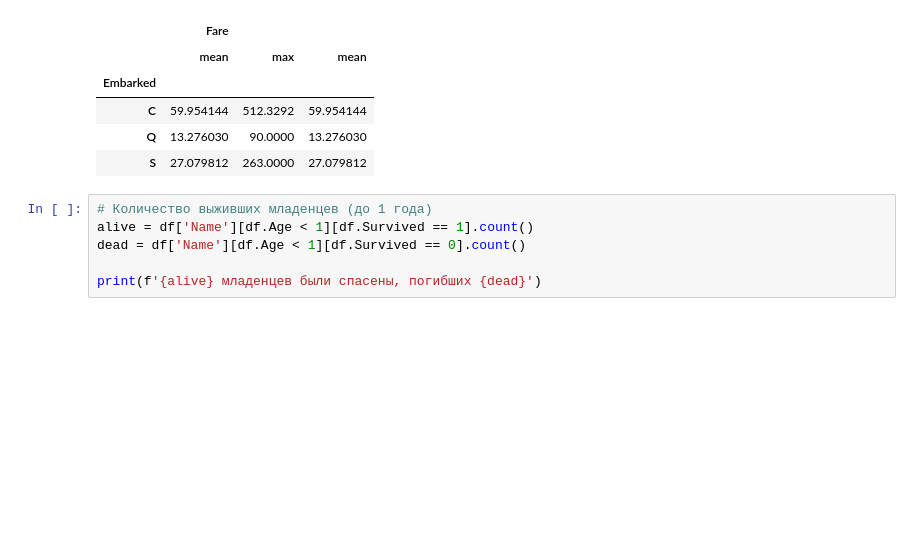
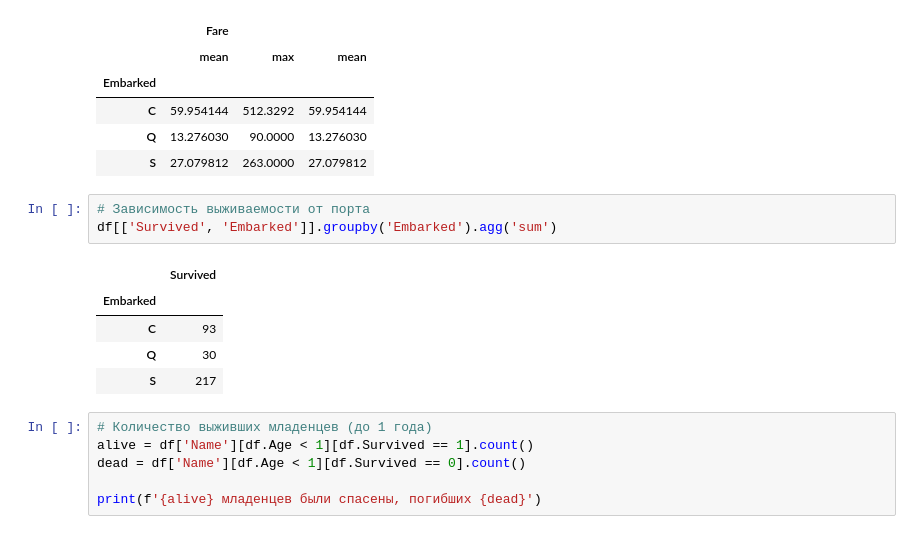
Before and after one commit to ShmatArtem/TMSds, a Jupyter notebook: HW8_Shmat_Artem.ipynb, the cells around one changed output. Saved outputs shown, nothing was run; the diff lists cells and outputs as text; blank space fills up the shorter version.

Commit message:
Добавил зависимость выживаемости от порта

```diff
--- a/HW8_Shmat_Artem.ipynb
+++ b/HW8_Shmat_Artem.ipynb
@@ -167,6 +167,15 @@ df[['Fare', 'Embarked']].groupby('Embarked').agg({'Fare' : ['mean', 'max', 'mean
 | C | 59.954144 | 512.3292 | 59.954144 |
 | Q | 13.276030 | 90.0000 | 13.276030 |
 | S | 27.079812 | 263.0000 | 27.079812 |
+# %%
+# Зависимость выживаемости от порта
+df[['Survived', 'Embarked']].groupby('Embarked').agg('sum')
+# %% [output]
+|  | Survived |
+| Embarked |  |
+| C | 93 |
+| Q | 30 |
+| S | 217 |
 # %%
 # Количество выживших младенцев (до 1 года)
 alive = df['Name'][df.Age < 1][df.Survived == 1].count()
```
Also changed, not shown: parts of 1 cell of this notebook.
